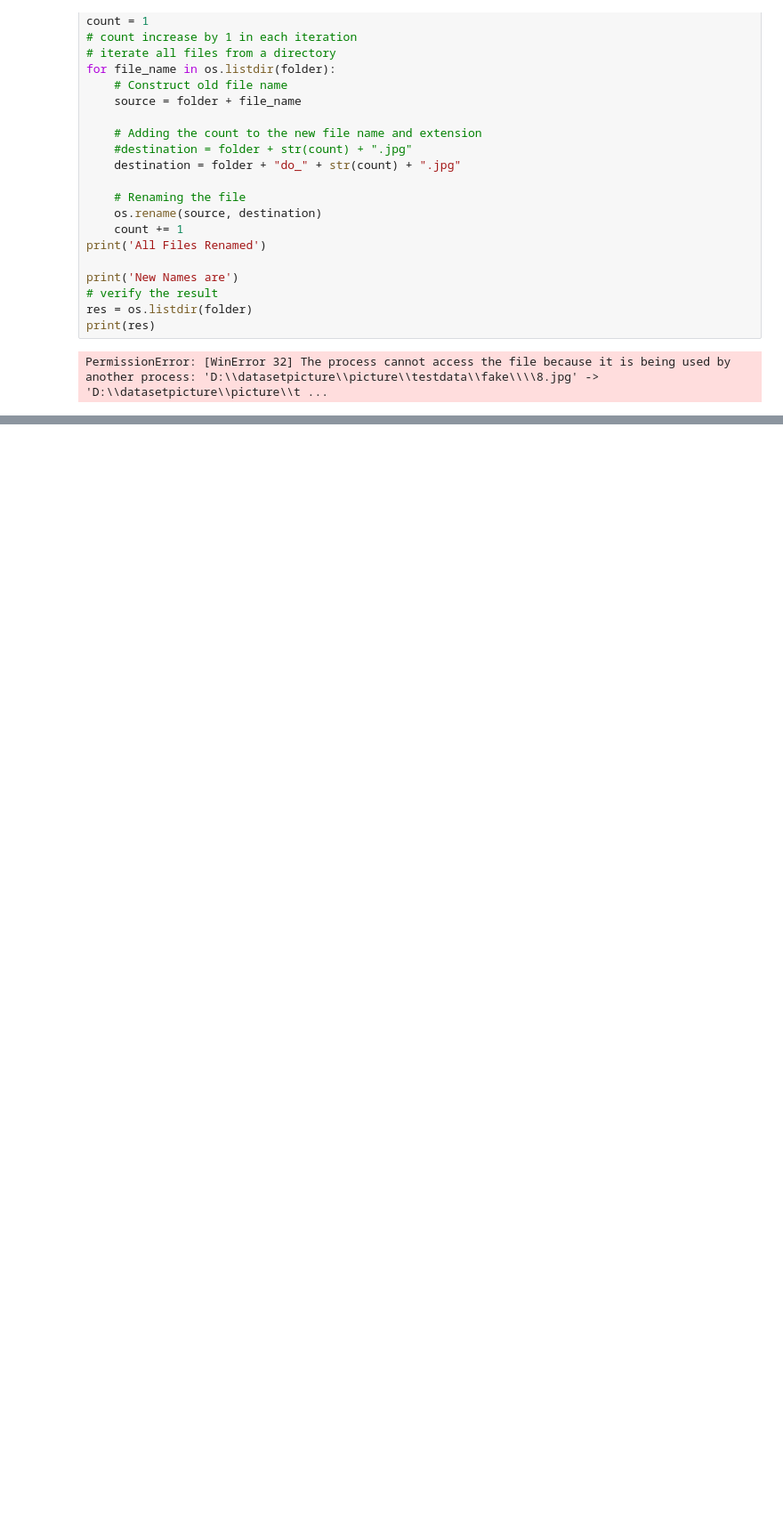
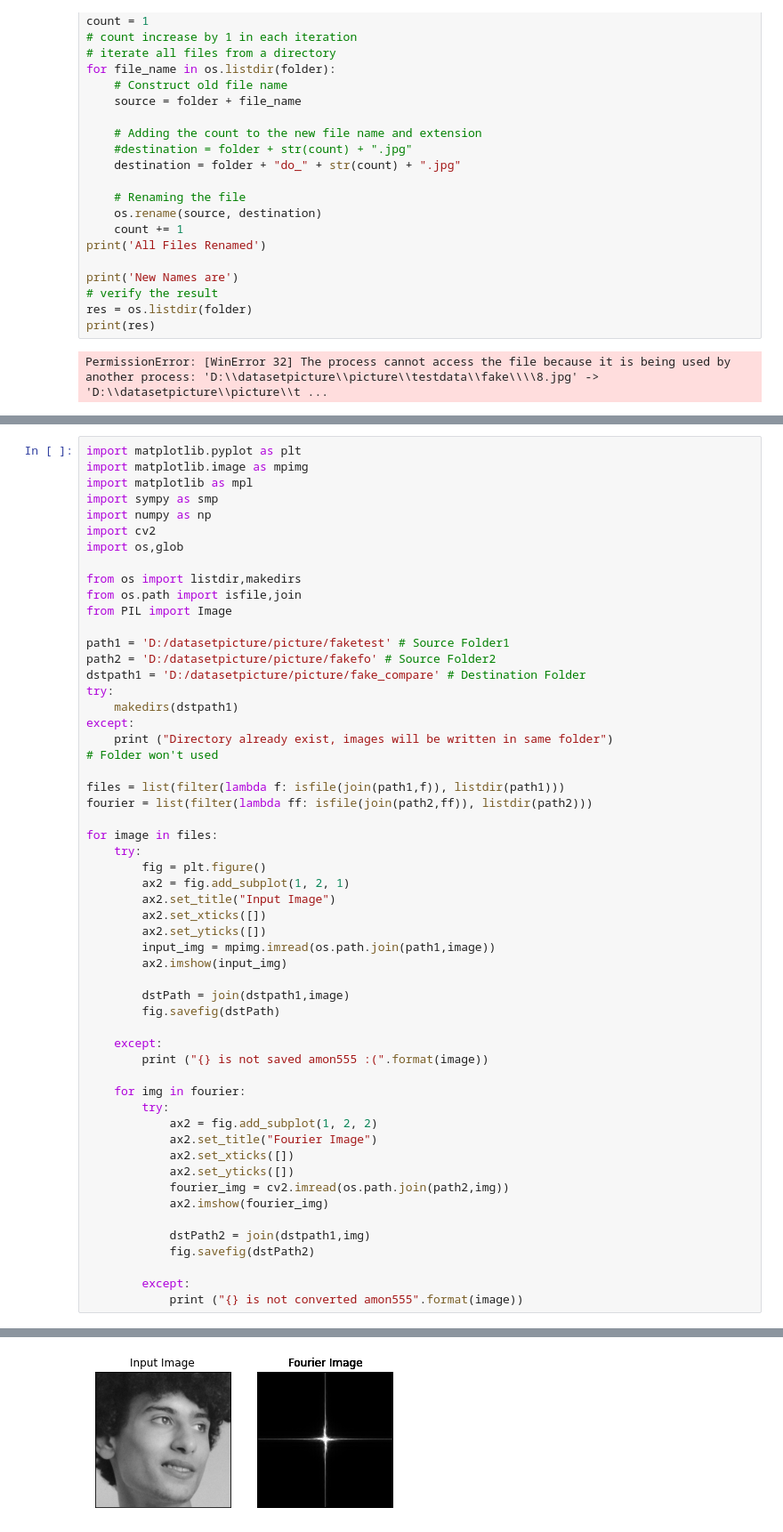
Before and after one commit to Soviet227/fourier_converter, a Jupyter notebook: rename_files.ipynb, the cells around one changed output, grey strips where cells are left out. Shown at 89% size. Saved outputs shown, nothing was run; the diff lists cells and outputs as text; blank space fills up the shorter version.

```diff
--- a/rename_files.ipynb
+++ b/rename_files.ipynb
@@ -26,0 +219,56 @@ PermissionError: [WinError 32] The process cannot access the file because it is
+# %%
+import matplotlib.pyplot as plt
+import matplotlib.image as mpimg
+import matplotlib as mpl
+import sympy as smp
+import numpy as np
+import cv2
+import os,glob
+
+from os import listdir,makedirs
+from os.path import isfile,join
+from PIL import Image
+
+path1 = 'D:/datasetpicture/picture/faketest' # Source Folder1
+path2 = 'D:/datasetpicture/picture/fakefo' # Source Folder2
+dstpath1 = 'D:/datasetpicture/picture/fake_compare' # Destination Folder
+try:
+    makedirs(dstpath1)
+except:
+    print ("Directory already exist, images will be written in same folder")
+# Folder won't used
+
+files = list(filter(lambda f: isfile(join(path1,f)), listdir(path1)))
+fourier = list(filter(lambda ff: isfile(join(path2,ff)), listdir(path2)))
+
+for image in files:
+    try:
+        fig = plt.figure()
+        ax2 = fig.add_subplot(1, 2, 1)
+        ax2.set_title("Input Image")
+        ax2.set_xticks([])
+        ax2.set_yticks([])
+        input_img = mpimg.imread(os.path.join(path1,image))
+        ax2.imshow(input_img)
+
+        dstPath = join(dstpath1,image)
+        fig.savefig(dstPath)
+
+    except:
+        print ("{} is not saved amon555 :(".format(image))
+
+    for img in fourier:
+        try:
+            ax2 = fig.add_subplot(1, 2, 2)
+            ax2.set_title("Fourier Image")
+            ax2.set_xticks([])
+            ax2.set_yticks([])
+            fourier_img = cv2.imread(os.path.join(path2,img))
+            ax2.imshow(fourier_img)
+
+            dstPath2 = join(dstpath1,img)
+            fig.savefig(dstPath2)
+
+        except:
+            print ("{} is not converted amon555".format(image))
+# %% [output]
@@ -26,0 +276 @@ PermissionError: [WinError 32] The process cannot access the file because it is
+[figure, added]
```
Also changed, not shown: parts of 12 cells of this notebook, 3 other files.
